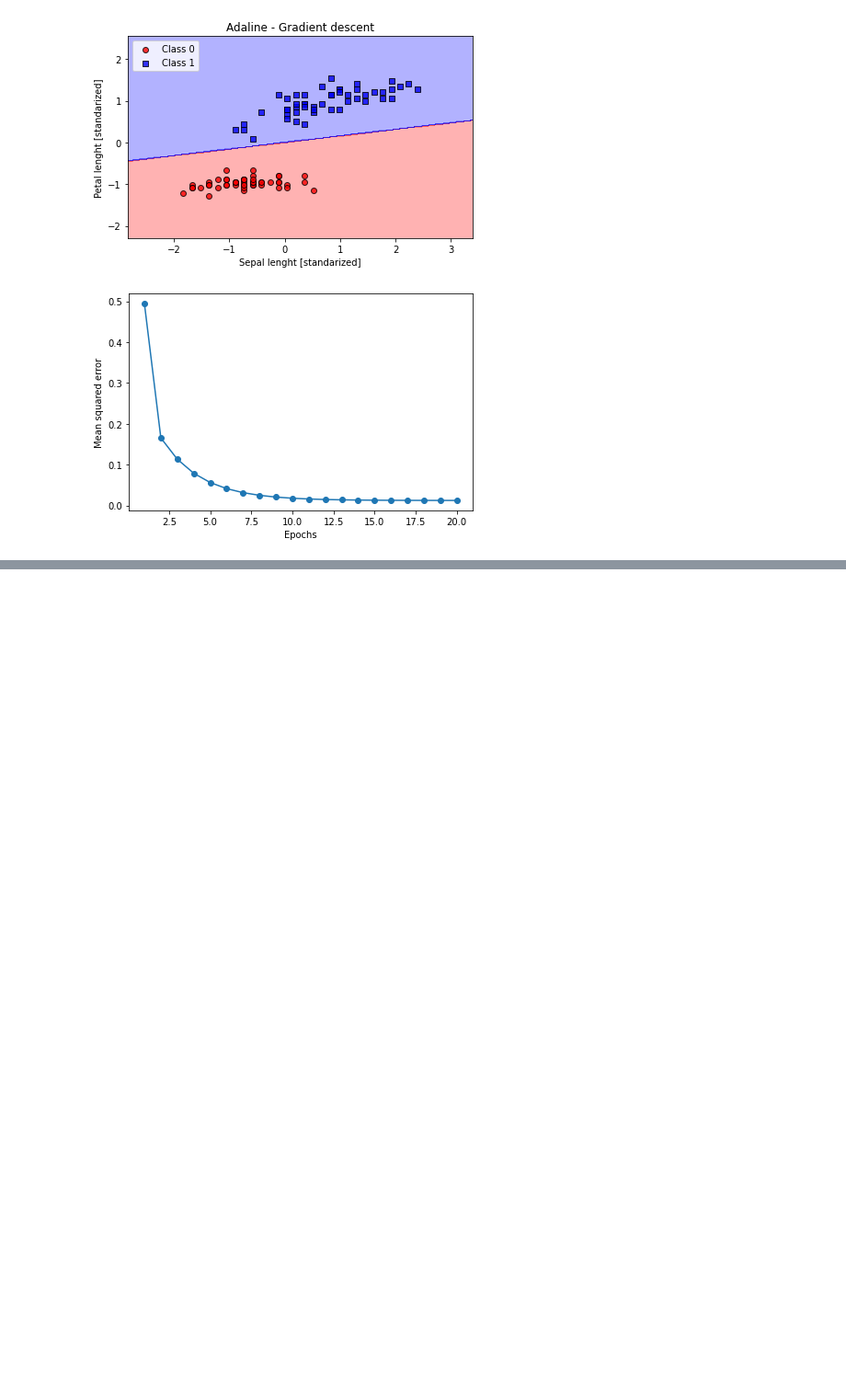
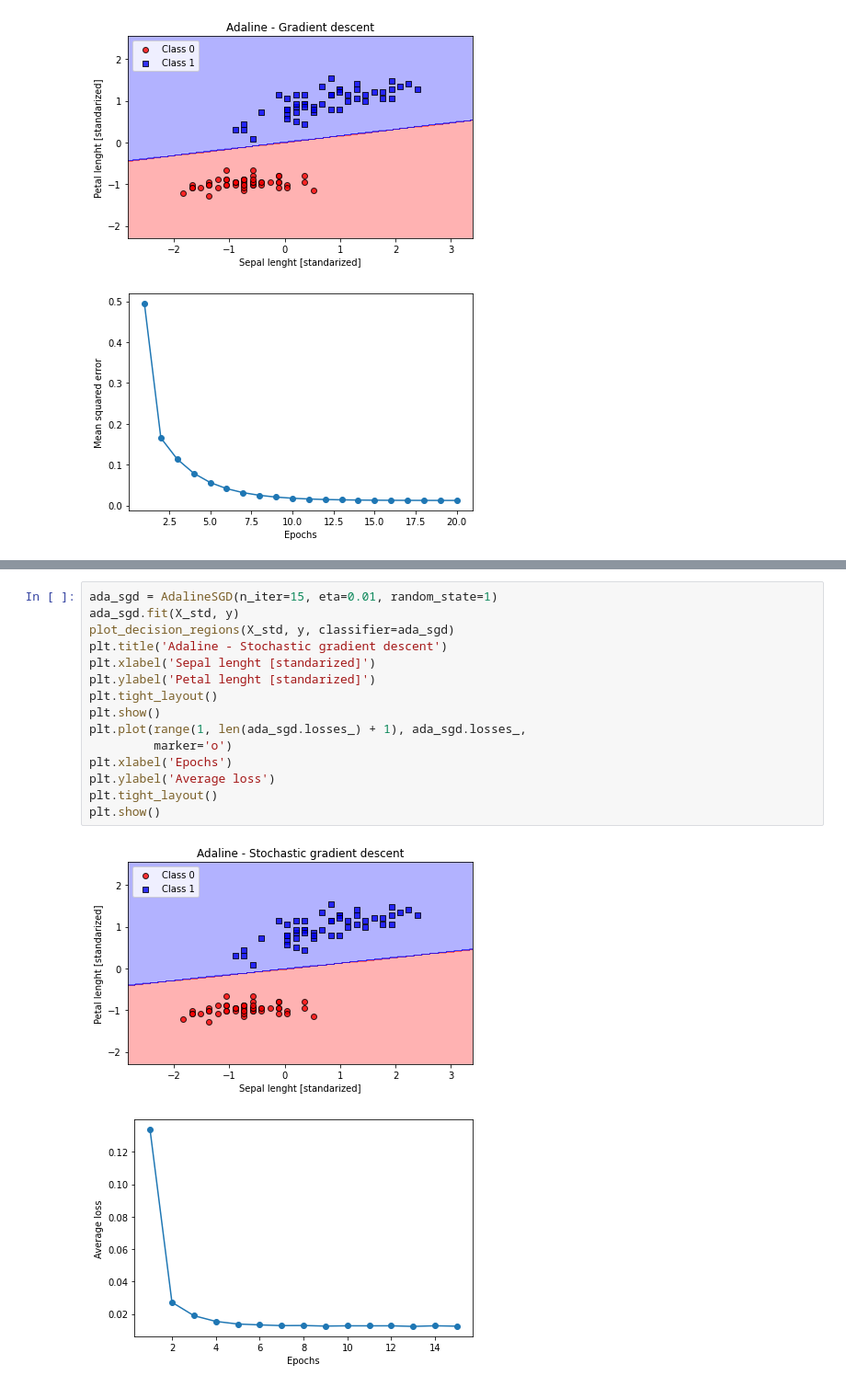
Before and after one commit to robb666/nn, a Jupyter notebook: Machine Learning With PyTorch and Scikit-Learn/Chapter 2.ipynb, the cells around one changed output, grey strips where cells are left out. Shown: that part at 92% size. Saved outputs shown, nothing was run; the diff lists cells and outputs as text; blank space fills up the shorter version.

```diff
--- a/Machine Learning With PyTorch and Scikit-Learn/Chapter 1.ipynb
+++ b/Machine Learning With PyTorch and Scikit-Learn/Chapter 2.ipynb
@@ -228,0 +289,18 @@ plt.show()
+# %%
+ada_sgd = AdalineSGD(n_iter=15, eta=0.01, random_state=1)
+ada_sgd.fit(X_std, y)
+plot_decision_regions(X_std, y, classifier=ada_sgd)
+plt.title('Adaline - Stochastic gradient descent')
+plt.xlabel('Sepal lenght [standarized]')
+plt.ylabel('Petal lenght [standarized]')
+plt.tight_layout()
+plt.show()
+plt.plot(range(1, len(ada_sgd.losses_) + 1), ada_sgd.losses_,
+         marker='o')
+plt.xlabel('Epochs')
+plt.ylabel('Average loss')
+plt.tight_layout()
+plt.show()
+# %% [output]
+[figure, added]
+[figure, added]
```
Also changed, not shown: parts of 1 cell of this notebook, 2 other files.
